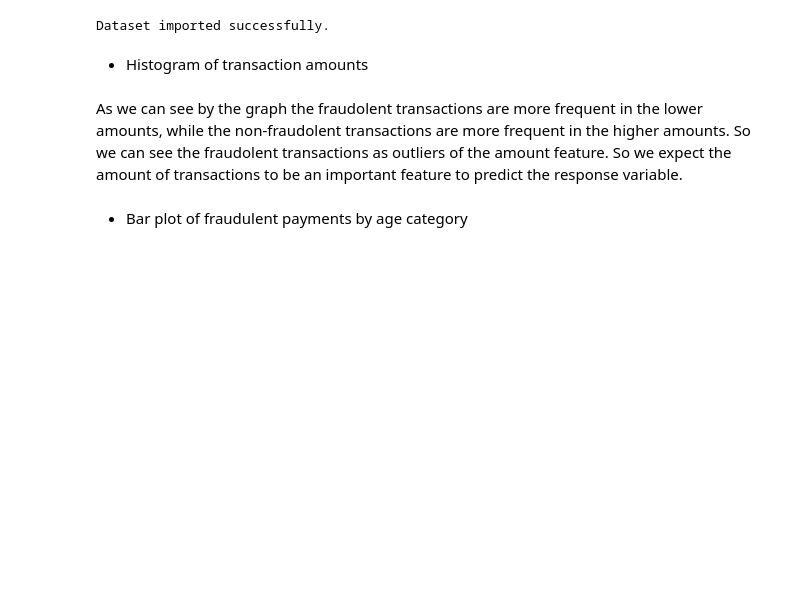
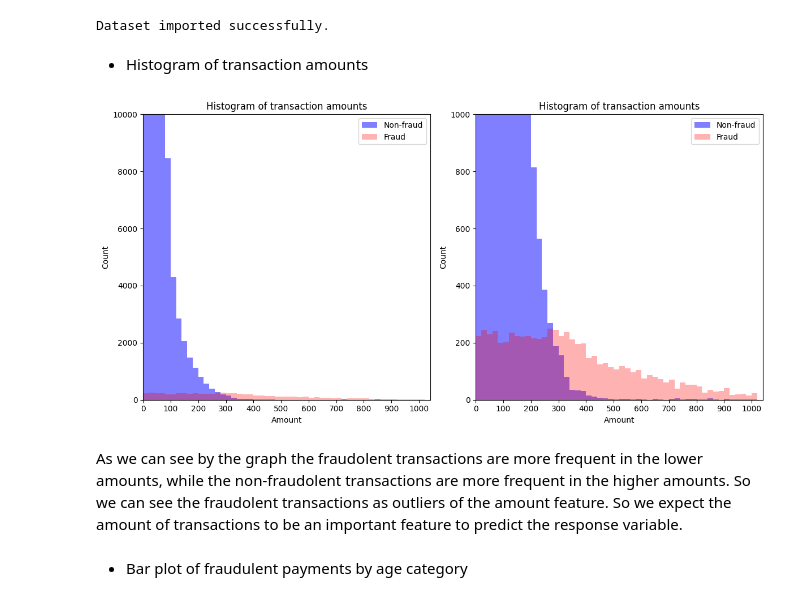
Before and after one commit to EdoardoZappia/Fraud-Detection-with-QML, a Jupyter notebook: DataExp/project.ipynb, the cells around one changed output. Drawn from its saved outputs; the diff is of its cells as text; code cells hidden in the pictures; blank space fills up the shorter version.

```diff
--- a/DataExp/project.ipynb
+++ b/DataExp/project.ipynb
@@ -31,33 +31,35 @@ Dataset imported successfully.
 bin_edges = range(0, 1040, 20)
 amount_fraud_0 = df[df['fraud'] == 0]['amount']
 amount_fraud_1 = df[df['fraud'] == 1]['amount']
 
 fig, axes = plt.subplots(1, 2, figsize=(12, 6))
 
 axes[0].hist(amount_fraud_0, bins=bin_edges, color='blue', alpha=0.5)
 axes[0].hist(amount_fraud_1, bins=bin_edges, color= 'red', alpha=0.3)
 
 axes[0].set_title('Histogram of transaction amounts')
 axes[0].set_xlabel('Amount')
 axes[0].set_ylabel('Count')
 axes[0].set_xlim(0, 1040)
 axes[0].set_ylim(0, 10000)
 axes[0].set_xticks(range (0, 1040, 100))
 
 axes[1].hist(amount_fraud_0, bins=bin_edges, color='blue', alpha=0.5)
 axes[1].hist(amount_fraud_1, bins=bin_edges, color= 'red', alpha=0.3)
 axes[1].set_title('Histogram of transaction amounts')
 axes[1].set_xlabel('Amount')
 axes[1].set_ylabel('Count')
 axes[1].set_xlim(0, 1040)
 axes[1].set_ylim(0, 1000)
 axes[1].set_xticks(range (0, 1040, 100))
 
-Legend
+#Legend
 axes[0].legend(['Non-fraud', 'Fraud'], loc='upper right')
 axes[1].legend(['Non-fraud', 'Fraud'], loc='upper right')
 
 # Adjust layout
 plt.tight_layout()
+# %% [output]
+[figure, added]
 # %%
 # Save the figure
```
Also changed, not shown: parts of 7 cells of this notebook, 2 other files.
